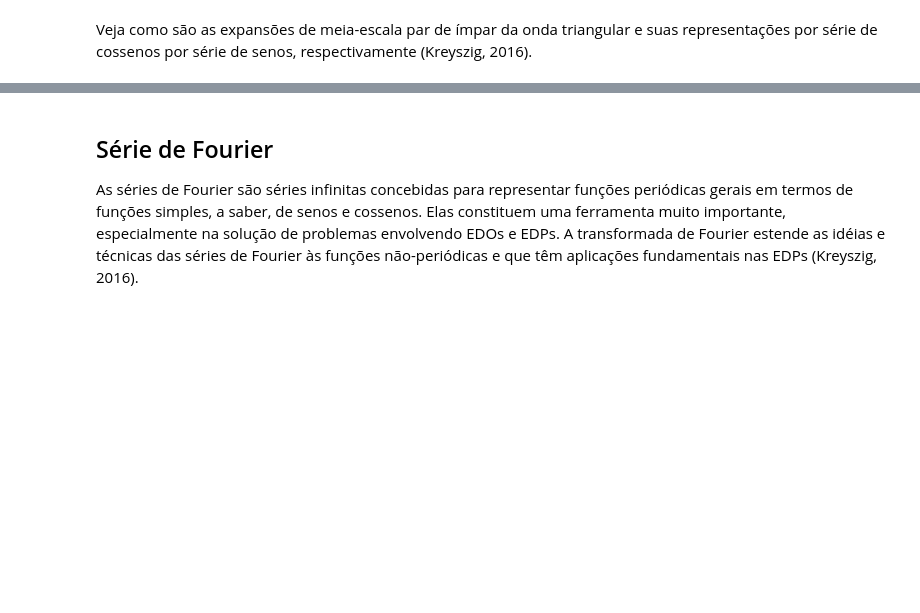
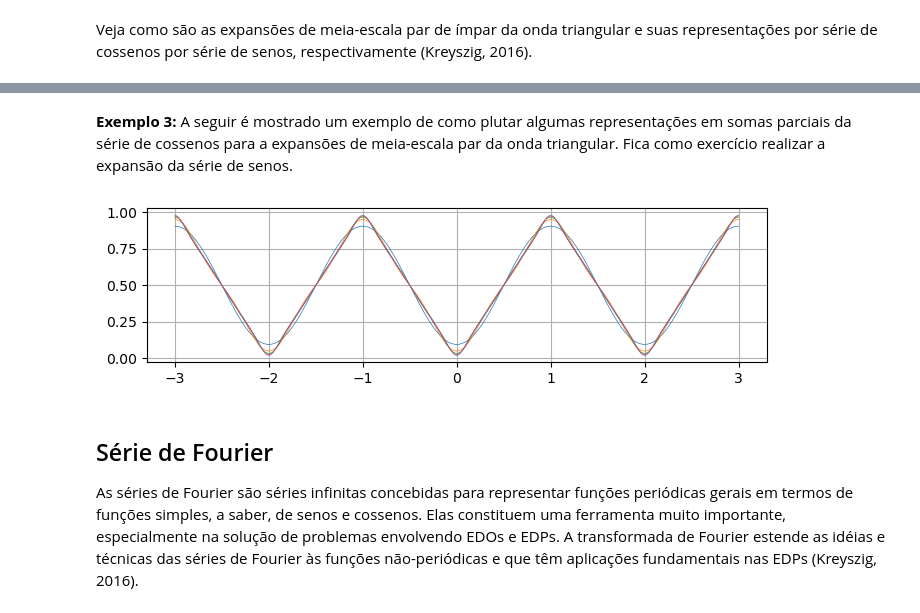
Before and after one commit to tiagoburiol/MatComp_IV, a Jupyter notebook: 02_funcoes_periodicas _e_serie_de_fourier.ipynb, the cells around one changed output, grey strips where cells are left out. Cells and saved outputs as stored; diff of their text form; code cells hidden in the pictures; blank space fills up the shorter version.

```diff
--- a/02_funcoes_periodicas _e_serie_de_fourier.ipynb
+++ b/02_funcoes_periodicas _e_serie_de_fourier.ipynb
@@ -176,6 +174,24 @@ Uma função par pode ser representada por uma série formada apenas por termos
 Veja como são as expansões de meia-escala par de ímpar da onda triangular e suas representações por série de cossenos por série de senos, respectivamente (Kreyszig, 2016).
 # %% [markdown]
 <img src="https://raw.githubusercontent.com/tiagoburiol/MatComp_IV/refs/heads/main/imagens/extensao_trianulo.png" width="800">
+# %% [markdown]
+**Exemplo 3:** A seguir é mostrado um exemplo de como plutar algumas representações em somas parciais da série de cossenos para a expansões de meia-escala par da onda triangular. Fica como exercício realizar a expansão da série de senos.
+# %%
+k = 1
+L = 2
+x = np.linspace(-1.5*L,1.5*L,500)
+
+soma = np.zeros(len(x))
+fig, ax = plt.subplots(figsize=(8,2))
+
+for n in np.arange(2,20,4):
+    soma = soma+(1/n**2)*np.cos(n*np.pi*x/L)
+    f = np.full(len(x), k/2)-(16*k/np.pi**2)*soma
+    plt.plot(x,f, lw=0.5)
+    plt.grid()
+plt.show()
+# %% [output]
+[figure, added]
 # %% [markdown]
 ## Série de Fourier
 
```
Also changed, not shown: parts of 21 cells of this notebook.
